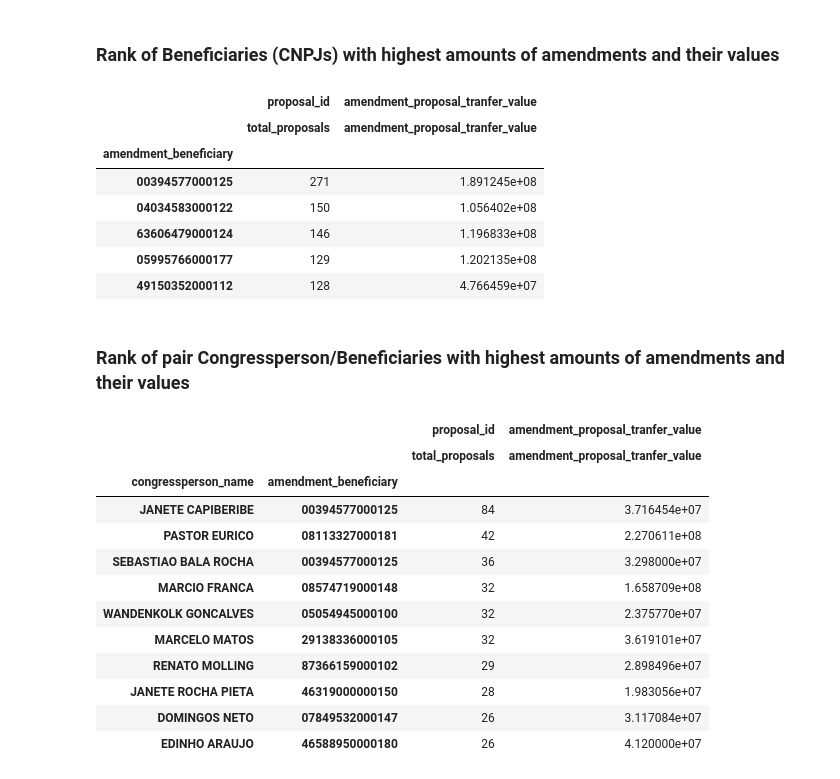
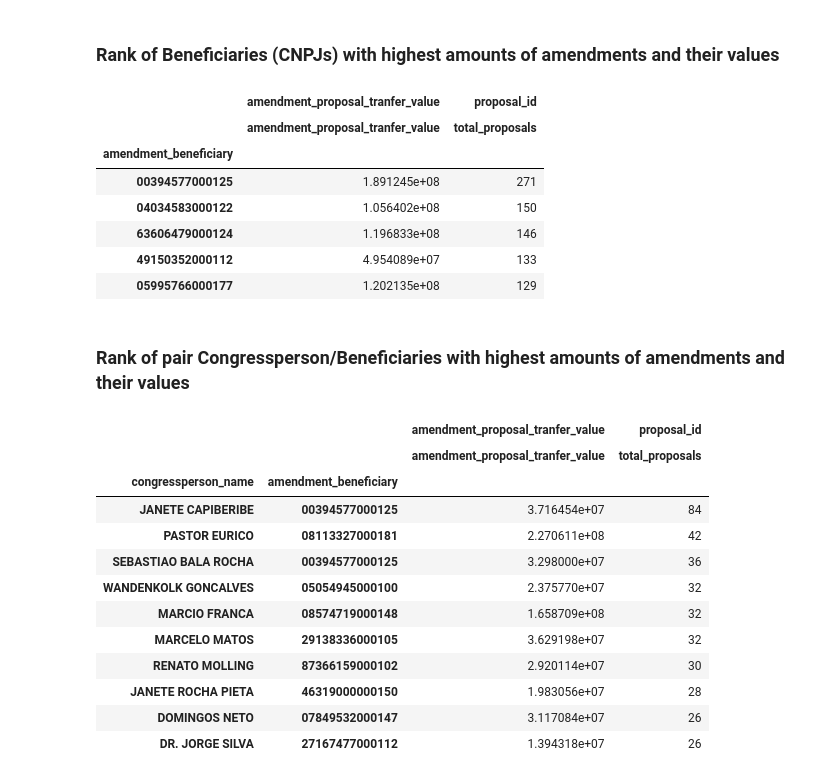
Before and after one commit to okfn-brasil/serenata-de-amor, a Jupyter notebook: develop/2016-12-12-marcusrehm-amendments.ipynb, the cells around one changed output. Saved outputs shown, nothing was run; the diff lists cells and outputs as text; code cells hidden in the pictures.

```diff
--- a/develop/2016-12-12-marcusrehm-amendments.ipynb
+++ b/develop/2016-12-12-marcusrehm-amendments.ipynb
@@ -1,11 +4,9 @@
 # %%
-import pandas as pd
-import numpy as np
+amendments = pd.read_csv('../data/2016-12-18-amendments.xz', dtype={'proposal_id': np.str,
+                                                                   'amendment_beneficiary': np.str,
+                                                                   'amendment_program_code': np.str,
+                                                                   'amendment_proposal_tranfer_value': np.float,
+                                                                   'amendment_tranfer_value': np.float})
 
-data = pd.read_csv('../data/2016-12-14-amendments.xz', dtype={'proposal_id': np.str,
-                                                               'amendment_beneficiary': np.str,
-                                                               'amendment_program_code': np.str,
-                                                               'amendment_proposal_tranfer_value': np.double,
-                                                               'amendment_tranfer_value': np.double})
-data.shape
+amendments.shape
 # %% [output]
@@ -13,16 +32,16 @@ data.shape
 # %%
-data['congressperson_type'] = data['congressperson_type'].astype('category')
-data['congressperson_type'].cat.categories
+amendments['congressperson_type'] = amendments['congressperson_type'].astype('category')
+amendments['congressperson_type'].cat.categories
 # %% [output]
 Index(['committee', 'individual', 'seat'], dtype='object')
 # %%
-data['proponent_qualification'] = data['proponent_qualification'].astype('category')
-data['proponent_qualification'].cat.categories
+amendments['proponent_qualification'] = amendments['proponent_qualification'].astype('category')
+amendments['proponent_qualification'].cat.categories
 # %% [output]
 Index(['parliamentary amendment beneficiary'], dtype='object')
 # %%
-data['tax_indicative'] = data['tax_indicative'].astype('category')
-data['tax_indicative'].cat.categories
+amendments['tax_indicative'] = amendments['tax_indicative'].astype('category')
+amendments['tax_indicative'].cat.categories
 # %% [output]
 Index(['no', 'yes'], dtype='object')
 # %%
@@ -72,7 +91,7 @@ per_congressperson.sort_values(by=[('proposal_id', 'total_proposals')], ascendin
 # %% [markdown]
 ### Rank of Beneficiaries (CNPJs) with highest amounts of amendments and their values
 # %%
-per_beneficiary = data[data['congressperson_type'] == 'individual'].groupby(
+per_beneficiary = amendments[amendments['congressperson_type'] == 'individual'].groupby(
                                     'amendment_beneficiary').agg({ 'proposal_id': {
                                                                     'total_proposals': 'count'
                                                                     },
@@ -82,38 +101,38 @@ per_beneficiary = data[data['congressperson_type'] == 'individual'].groupby(
                                                                  })
 per_beneficiary.sort_values(by=[('proposal_id', 'total_proposals')], ascending=False).head()
 # %% [output]
-|  | proposal_id | amendment_proposal_tranfer_value |
-|  | total_proposals | amendment_proposal_tranfer_value |
+|  | amendment_proposal_tranfer_value | proposal_id |
+|  | amendment_proposal_tranfer_value | total_proposals |
 | amendment_beneficiary |  |  |
-| 00394577000125 | 271 | 1.891245e+08 |
-| 04034583000122 | 150 | 1.056402e+08 |
-| 63606479000124 | 146 | 1.196833e+08 |
-| 05995766000177 | 129 | 1.202135e+08 |
-| 49150352000112 | 128 | 4.766459e+07 |
+| 00394577000125 | 1.891245e+08 | 271 |
+| 04034583000122 | 1.056402e+08 | 150 |
+| 63606479000124 | 1.196833e+08 | 146 |
+| 49150352000112 | 4.954089e+07 | 133 |
+| 05995766000177 | 1.202135e+08 | 129 |
 # %% [markdown]
 ### Rank of pair Congressperson/Beneficiaries with highest amounts of amendments and their values
 # %%
-per_congress_person_and_beneficiary = data[data['congressperson_type'] == 'individual'].groupby(
+per_congressperson_and_beneficiary = amendments[amendments['congressperson_type'] == 'individual'].groupby(
                                     ['congressperson_name', 'amendment_beneficiary']
                                 ).agg({ 'proposal_id': {
                                         'total_proposals': 'count'
                                         },
                                         'amendment_proposal_tranfer_value': {
                                             'amendment_proposal_tranfer_value': 'sum'
                                         },
                                      })
-per_congress_person_and_beneficiary.sort_values(by=[('proposal_id', 'total_proposals')], ascending=False).head(10)
+per_congressperson_and_beneficiary.sort_values(by=[('proposal_id', 'total_proposals')], ascending=False).head(10)
 # %% [output]
-|  |  | proposal_id | amendment_proposal_tranfer_value |
-|  |  | total_proposals | amendment_proposal_tranfer_value |
+|  |  | amendment_proposal_tranfer_value | proposal_id |
+|  |  | amendment_proposal_tranfer_value | total_proposals |
 | congressperson_name | amendment_beneficiary |  |  |
-| JANETE CAPIBERIBE | 00394577000125 | 84 | 3.716454e+07 |
-| PASTOR EURICO | 08113327000181 | 42 | 2.270611e+08 |
-| SEBASTIAO BALA ROCHA | 00394577000125 | 36 | 3.298000e+07 |
-| MARCIO FRANCA | 08574719000148 | 32 | 1.658709e+08 |
-| WANDENKOLK GONCALVES | 05054945000100 | 32 | 2.375770e+07 |
-| MARCELO MATOS | 29138336000105 | 32 | 3.619101e+07 |
-| RENATO MOLLING | 87366159000102 | 29 | 2.898496e+07 |
-| JANETE ROCHA PIETA | 46319000000150 | 28 | 1.983056e+07 |
-| DOMINGOS NETO | 07849532000147 | 26 | 3.117084e+07 |
-| EDINHO ARAUJO | 46588950000180 | 26 | 4.120000e+07 |
+| JANETE CAPIBERIBE | 00394577000125 | 3.716454e+07 | 84 |
+| PASTOR EURICO | 08113327000181 | 2.270611e+08 | 42 |
+| SEBASTIAO BALA ROCHA | 00394577000125 | 3.298000e+07 | 36 |
+| WANDENKOLK GONCALVES | 05054945000100 | 2.375770e+07 | 32 |
+| MARCIO FRANCA | 08574719000148 | 1.658709e+08 | 32 |
+| MARCELO MATOS | 29138336000105 | 3.629198e+07 | 32 |
+| RENATO MOLLING | 87366159000102 | 2.920114e+07 | 30 |
+| JANETE ROCHA PIETA | 46319000000150 | 1.983056e+07 | 28 |
+| DOMINGOS NETO | 07849532000147 | 3.117084e+07 | 26 |
+| DR. JORGE SILVA | 27167477000112 | 1.394318e+07 | 26 |
```
Also changed, not shown: parts of 11 cells of this notebook, 3 other files.
